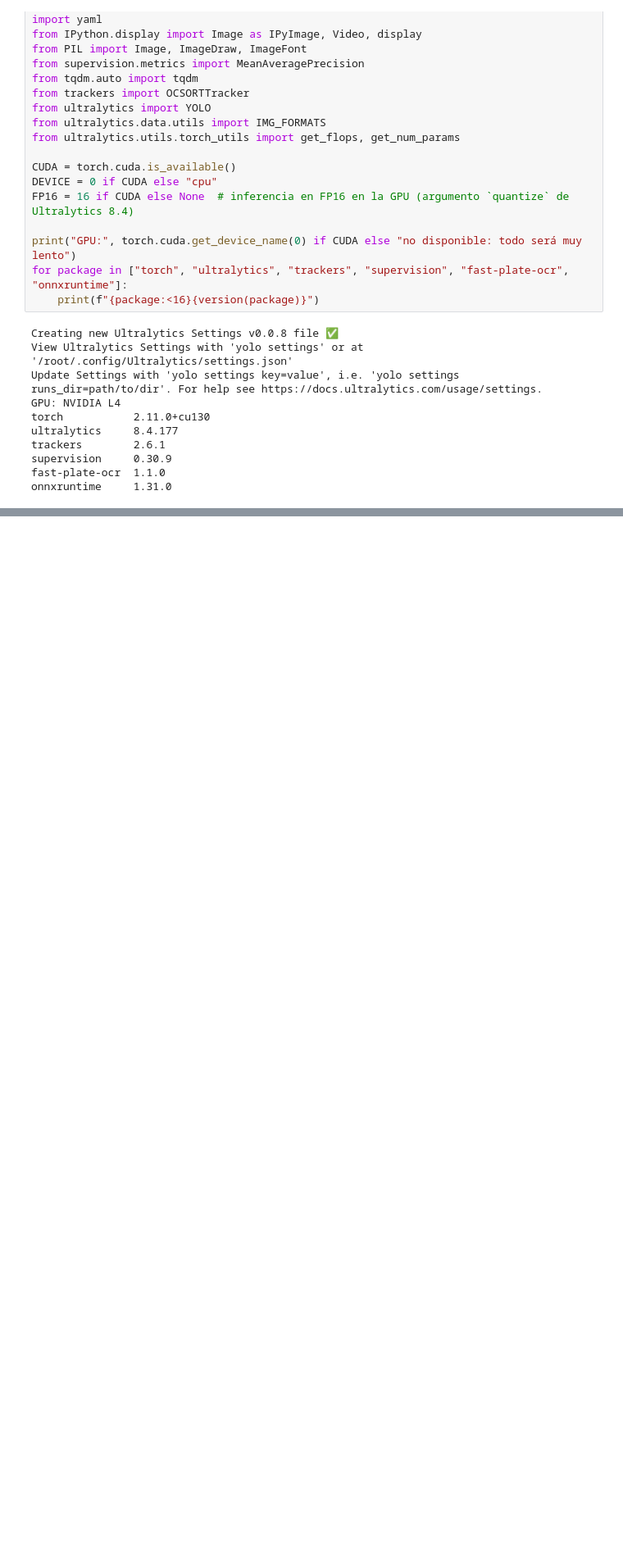
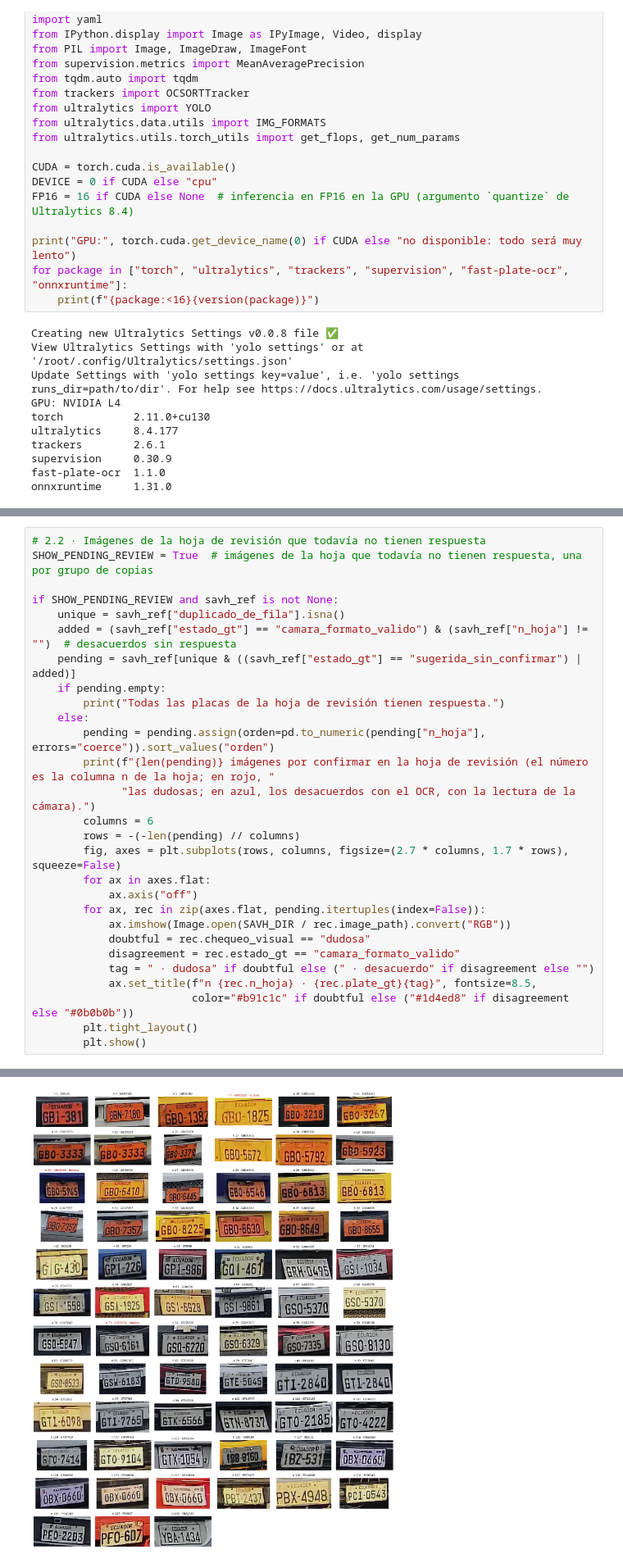
Before and after one commit to eduardoceballos666/SIRAP_2, a Jupyter notebook: notebooks/02_preprocesamiento.ipynb, the cells around one changed output, grey strips where cells are left out. Shown at 82% size. Saved outputs shown, nothing was run; the diff lists cells and outputs as text; blank space fills up the shorter version.

```diff
--- a/notebooks/02_preprocesamiento.ipynb
+++ b/notebooks/02_preprocesamiento.ipynb
@@ -615,0 +823,29 @@ normalize_plate y format_plate: los casos de prueba pasan.
+# %%
+# 2.2 · Imágenes de la hoja de revisión que todavía no tienen respuesta
+SHOW_PENDING_REVIEW = True  # imágenes de la hoja que todavía no tienen respuesta, una por grupo de copias
+
+if SHOW_PENDING_REVIEW and savh_ref is not None:
+    unique = savh_ref["duplicado_de_fila"].isna()
+    added = (savh_ref["estado_gt"] == "camara_formato_valido") & (savh_ref["n_hoja"] != "")  # desacuerdos sin respuesta
+    pending = savh_ref[unique & ((savh_ref["estado_gt"] == "sugerida_sin_confirmar") | added)]
+    if pending.empty:
+        print("Todas las placas de la hoja de revisión tienen respuesta.")
+    else:
+        pending = pending.assign(orden=pd.to_numeric(pending["n_hoja"], errors="coerce")).sort_values("orden")
+        print(f"{len(pending)} imágenes por confirmar en la hoja de revisión (el número es la columna n de la hoja; en rojo, "
+              "las dudosas; en azul, los desacuerdos con el OCR, con la lectura de la cámara).")
+        columns = 6
+        rows = -(-len(pending) // columns)
+        fig, axes = plt.subplots(rows, columns, figsize=(2.7 * columns, 1.7 * rows), squeeze=False)
+        for ax in axes.flat:
+            ax.axis("off")
+        for ax, rec in zip(axes.flat, pending.itertuples(index=False)):
+            ax.imshow(Image.open(SAVH_DIR / rec.image_path).convert("RGB"))
+            doubtful = rec.chequeo_visual == "dudosa"
+            disagreement = rec.estado_gt == "camara_formato_valido"
+            tag = " · dudosa" if doubtful else (" · desacuerdo" if disagreement else "")
+            ax.set_title(f"n {rec.n_hoja} · {rec.plate_gt}{tag}", fontsize=8.5,
+                         color="#b91c1c" if doubtful else ("#1d4ed8" if disagreement else "#0b0b0b"))
+        plt.tight_layout()
+        plt.show()
+# %% [output]
@@ -615,0 +853 @@ normalize_plate y format_plate: los casos de prueba pasan.
+[figure, added]
```
Also changed, not shown: parts of 17 cells of this notebook, 20 other files.
